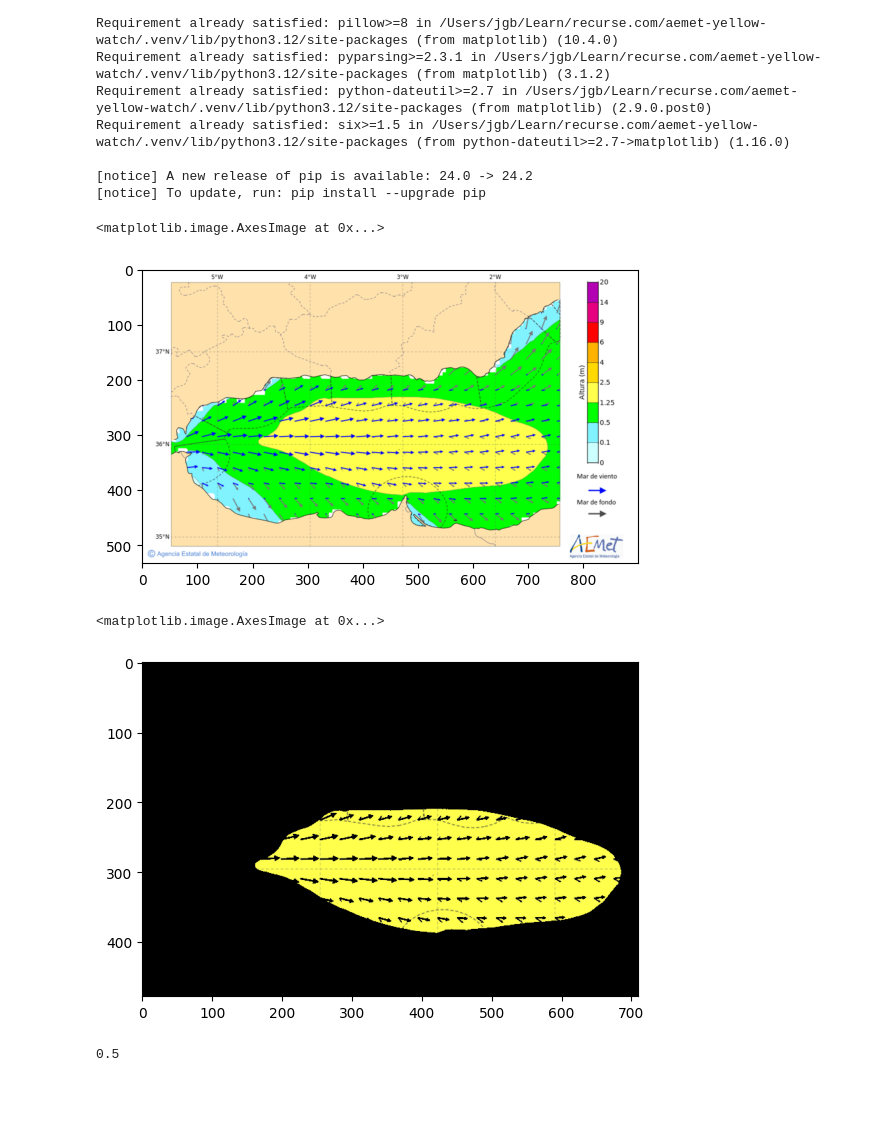
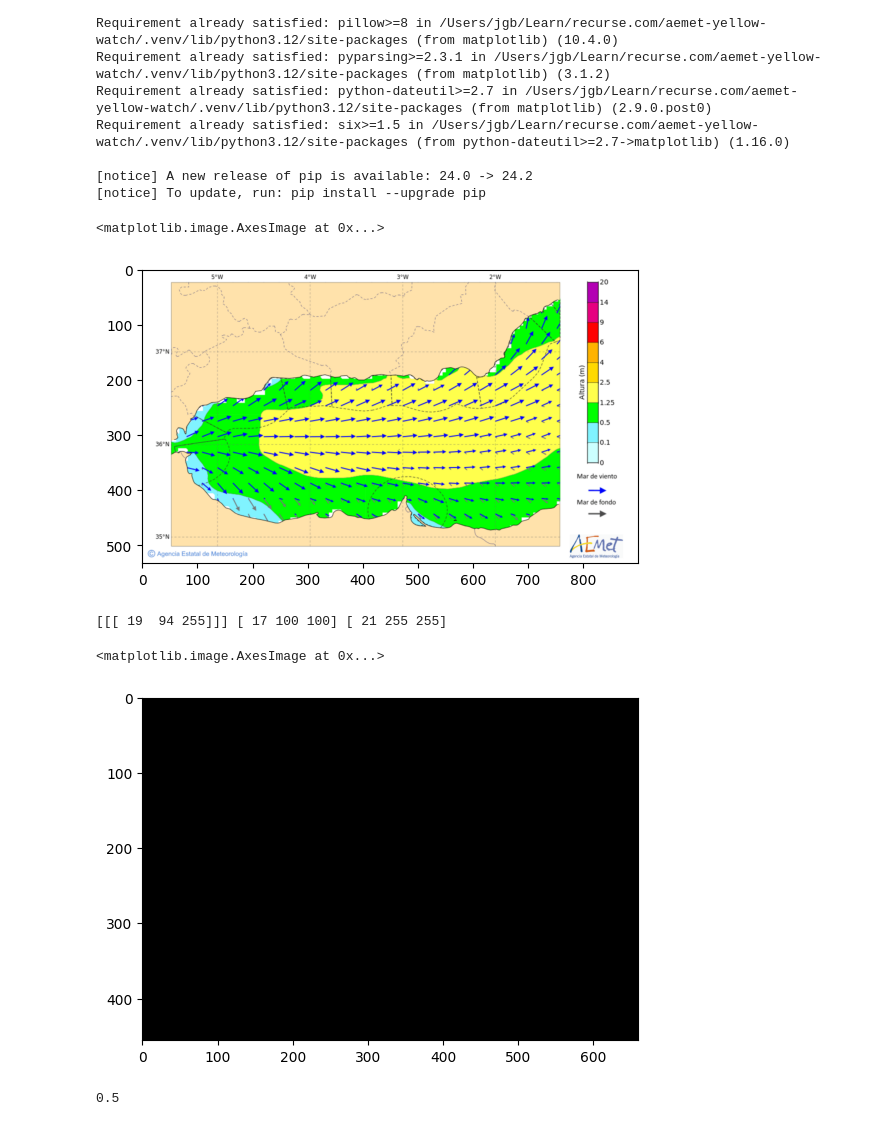
Before and after one commit to jesusgollonet/aemet-yellow-watch, a Jupyter notebook: scratch/01_hsv_detection.ipynb, the cells around one changed output. Saved outputs shown, nothing was run; the diff lists cells and outputs as text; code cells hidden in the pictures; blank space fills up the shorter version.

```diff
--- a/scratch/01_hsv_detection.ipynb
+++ b/scratch/01_hsv_detection.ipynb
@@ -21,31 +21,33 @@ import cv2 as cv
 import matplotlib.pyplot as plt
 import numpy as np
 # %%
-img = cv.imread('../images/test.png')
+img = cv.imread('../img/aemet-yellow.png')
 plt.imshow(cv.cvtColor(img, cv.COLOR_BGR2RGB))
 # %% [output]
 <matplotlib.image.AxesImage at 0x...>
-[figure, old version]
+[figure, new version]
 # %%
 
 # just the section we need
 img = img[22:500, 50:760]
 # Using the colour meter, I've seen that the yellow in the image is 255,255,110. I need to detect pixels with that color.
 # color detection is best done with HSV, so I'll convert both the image and the rgb color to hsv
 hsv = cv.cvtColor(img, cv.COLOR_BGR2HSV)
-rgb = np.uint8([[[255,255,110]]])
+rgb = np.uint8([[[255,222,161]]])
 yellow = cv.cvtColor(rgb, cv.COLOR_RGB2HSV)
 
 # I'll use inRange to get a mask of the pixels that are close to the yellow color
 lower = np.array([yellow[0][0][0] - 2, 100, 100])
 upper = np.array([yellow[0][0][0] + 2, 255, 255])
+print(yellow, lower,upper)
 mask = cv.inRange(hsv, lower, upper)
 
 result = cv.bitwise_and(img, img, mask=mask)
 plt.imshow(cv.cvtColor(result, cv.COLOR_BGR2RGB))
 # %% [output]
-<matplotlib.image.AxesImage at 0x...>
+[[[ 19  94 255]]] [ 17 100 100] [ 21 255 255]
+<matplotlib.image.AxesImage at 0x...>
-[figure, old version]
+[figure, new version]
 # %%
 def rgb_to_hsv(rgb:list) -> np.ndarray:
     source = np.array(rgb, dtype=np.uint8).reshape(1, 1, 3)
```
Also changed, not shown: 2 other files.
